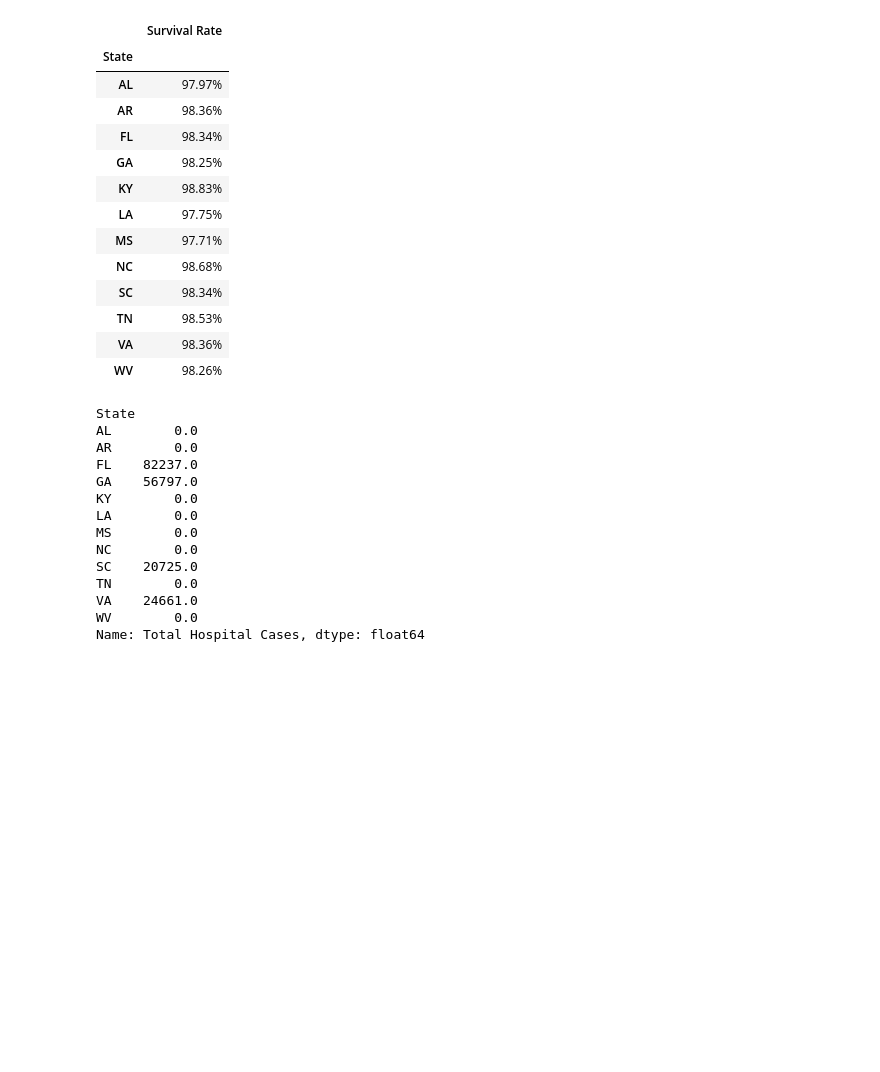
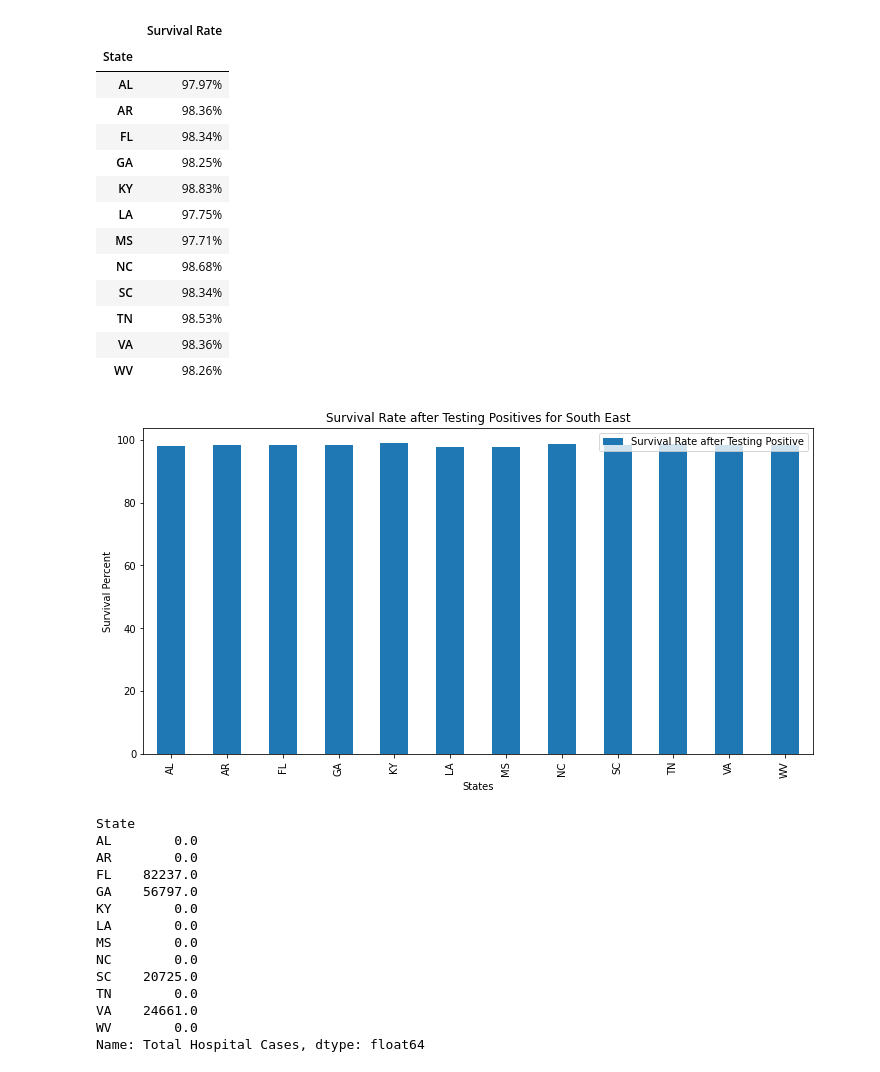
Before and after one commit to burnettaw/CMBKS-Group-5, a Jupyter notebook: covid_analysis_G1-3.ipynb, the cells around one changed output. Cells and saved outputs as stored; diff of their text form; code cells hidden in the pictures; blank space fills up the shorter version.

```diff
--- a/covid_analysis_G1-3.ipynb
+++ b/covid_analysis_G1-3.ipynb
@@ -245,9 +245,10 @@ state_index = se_cases_total_df.index
 state_index
 
 survival_rate = ((total_cases - total_deaths)/total_cases) * 100
-survival_rate = survival_rate.map("{:,.2f}%".format)
 
-survival_rate_df = pd.DataFrame({ "Survival Rate":survival_rate })
+survival_rate_t = survival_rate.map("{:,.2f}%".format)
+survival_rate_df = pd.DataFrame({ "Survival Rate":survival_rate_t })
+
 survival_rate_df
 # %% [output]
 |  | Survival Rate |
@@ -264,6 +265,16 @@ survival_rate_df
 | TN | 98.53% |
 | VA | 98.36% |
 | WV | 98.26% |
+# %%
+survival_rate_bar_df = pd.DataFrame({ "Survival Rate after Testing Positive":survival_rate })
+
+survival_rate_bar_df.plot(kind='bar', figsize=(12,6))
+plt.title("Survival Rate after Testing Positives for South East")
+plt.xlabel("States")
+plt.ylabel("Survival Percent")
+plt.show()
+# %% [output]
+[figure, added]
 # %%
 #How many covid cases recorded in hospitals?
 total_hospital_cases = se_cases_total_df['Total Hospital Cases']
```
